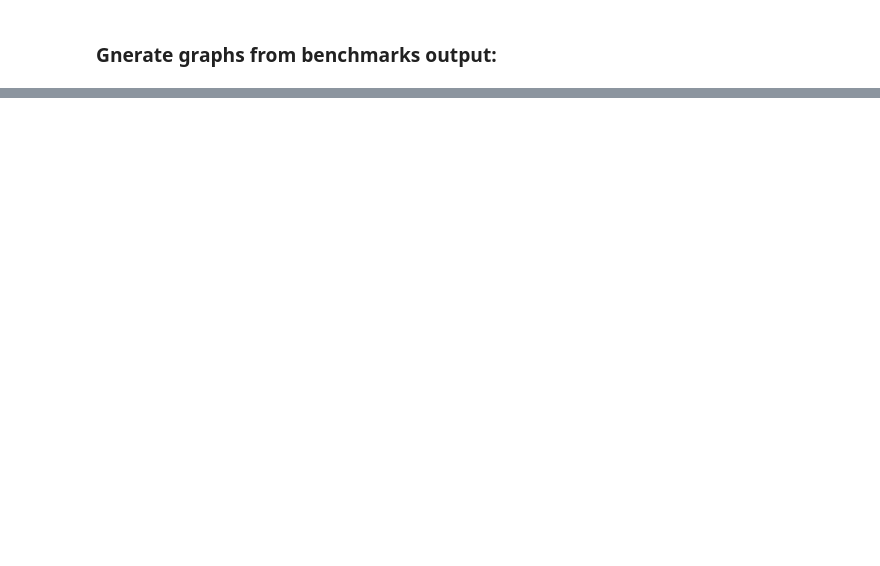
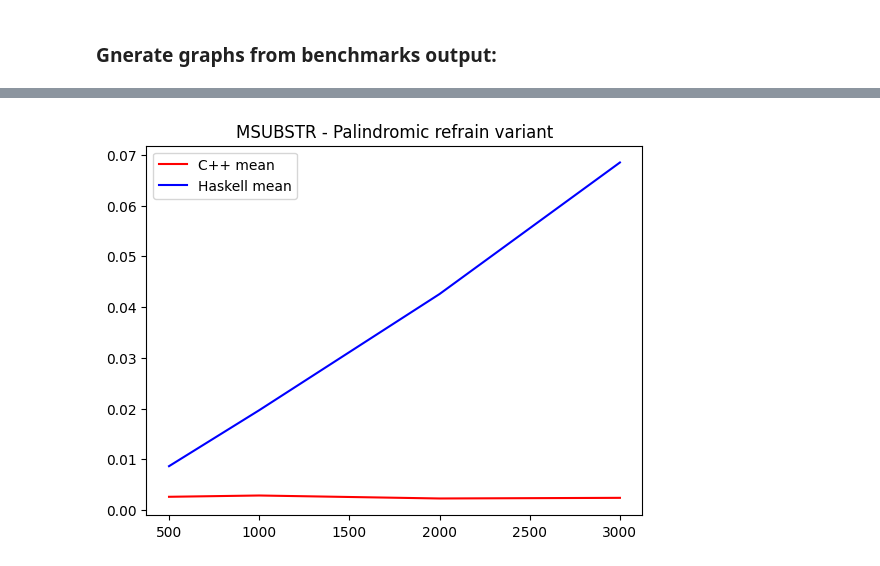
Before and after one commit to fizruk/eertree, a Jupyter notebook: bench/benchmarks.ipynb, the cells around one changed output, grey strips where cells are left out. Cells and saved outputs as stored; diff of their text form; code cells hidden in the pictures; blank space fills up the shorter version.

```diff
--- a/bench/benchmarks.ipynb
+++ b/bench/benchmarks.ipynb
@@ -432,0 +232,29 @@ plt.show()
+# %%
+## MSUBSTR
+import matplotlib.pyplot as plt
+import numpy as np
+# Manual extraction of desired values
+# create data
+x = [500, 1000, 2000, 3000]
+y1, y2 = [], []
+for index, row in c_tables[4].iterrows():
+    if "mean" in row[0]:
+        y1.append(float(row[2]))
+
+# plot lines
+plt.plot(x, y1, label = "C++ mean", color='red')
+
+y5 = []
+for index, row in haskell_dfs[1].iterrows():
+    if "mean" in row[0]:
+        y5.append(float(row[1].split(' ')[0]) * second_conversion(row[1].split(' ')[1]) )
+    if(len(y5) == 5):
+        break
+
+plt.plot(x, y5, label = "Haskell mean", color='blue')
+
+plt.legend()
+plt.title('MSUBSTR - Palindromic refrain variant')
+plt.show()
+# %% [output]
+[figure, added]
```
Also changed, not shown: parts of 11 cells of this notebook, 14 other files.
